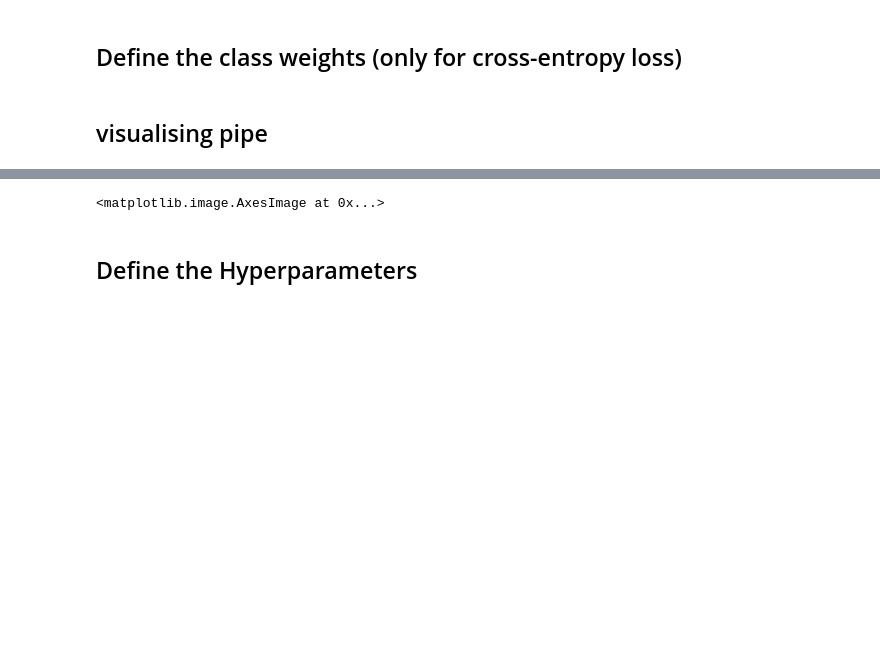
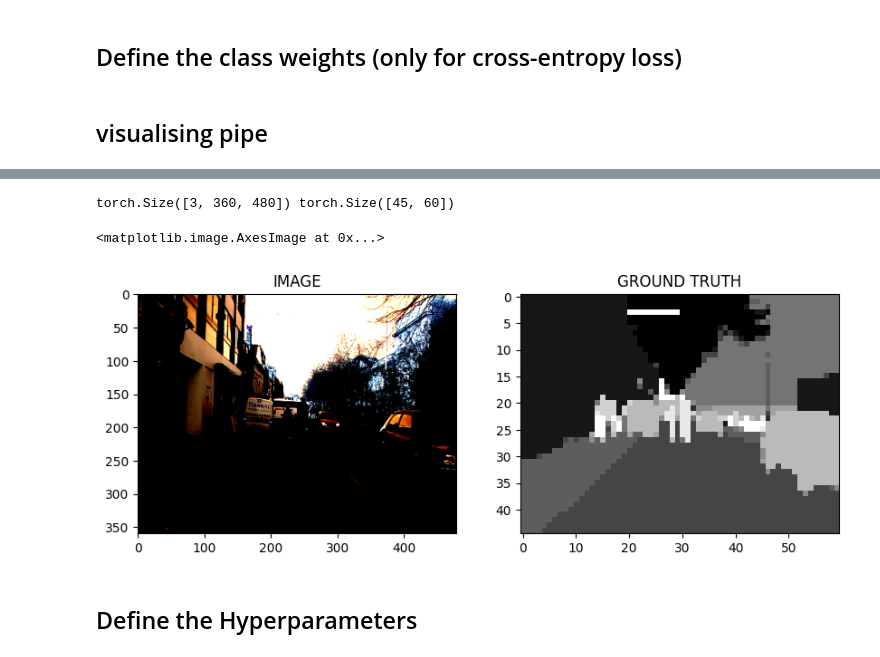
Before and after one commit to DayaAlex/ENet-Road-segmentation, a Jupyter notebook: enet-camvid-encoder-training.ipynb, the cells around one changed output, grey strips where cells are left out. Cells and saved outputs as stored; diff of their text form; code cells hidden in the pictures; blank space fills up the shorter version.

```diff
--- a/enet-camvid-encoder-training.ipynb
+++ b/enet-camvid-encoder-training.ipynb
@@ -734,18 +738,20 @@ visualize_sample(train_dataset, 5)  # Visualize the first sample in the train da
 # %%
 idx = 0
 
 img, mask = train_dataset[idx]
-#print(img.shape, mask.shape)
+print(img.shape, mask.shape)
 
 f, (ax1, ax2) = plt.subplots(1, 2, figsize=(10,5))
 
 ax1.set_title('IMAGE')
 ax1.imshow(img.permute(1,2,0).squeeze())
 
 ax2.set_title('GROUND TRUTH')
-ax2.imshow(mask.permute(1,2,0).squeeze(),cmap = 'gray')
+ax2.imshow(mask.squeeze(),cmap = 'gray')
 # %% [output]
-<matplotlib.image.AxesImage at 0x...>
+torch.Size([3, 360, 480]) torch.Size([45, 60])
+<matplotlib.image.AxesImage at 0x...>
+[figure, added]
 # %% [markdown]
 ## Define the Hyperparameters
 # %%
```
Also changed, not shown: parts of 22 cells of this notebook.
